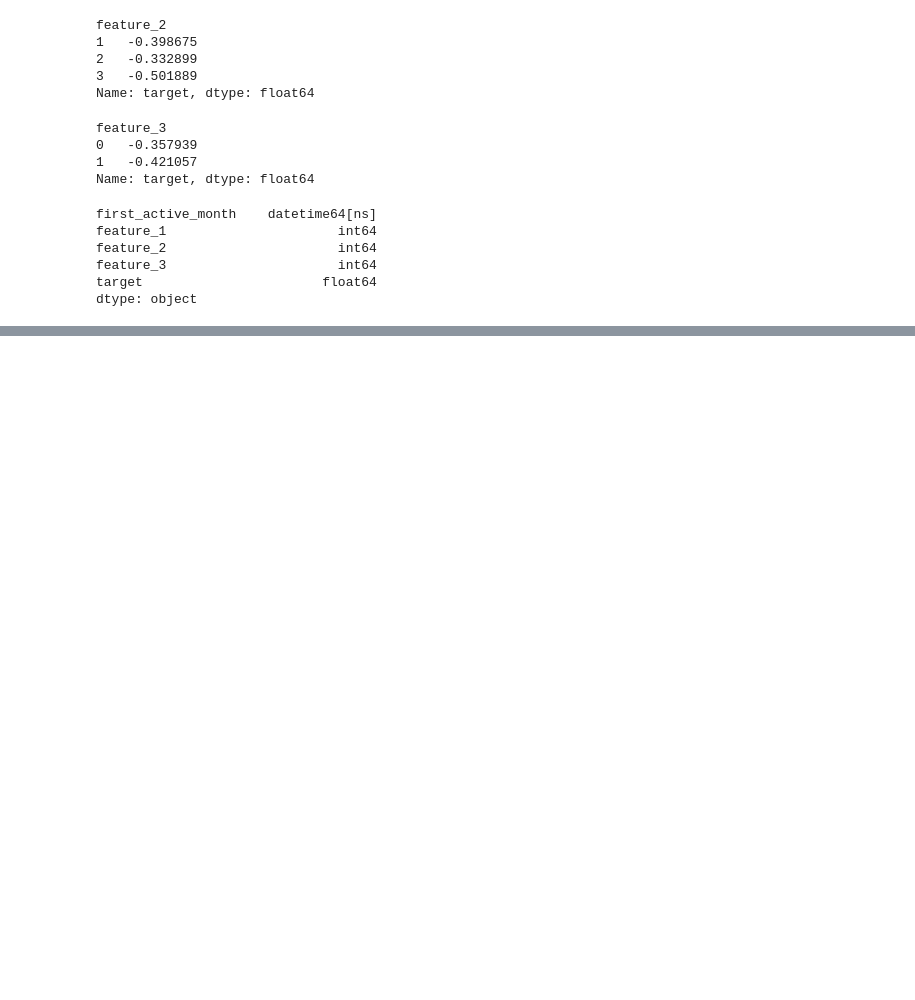
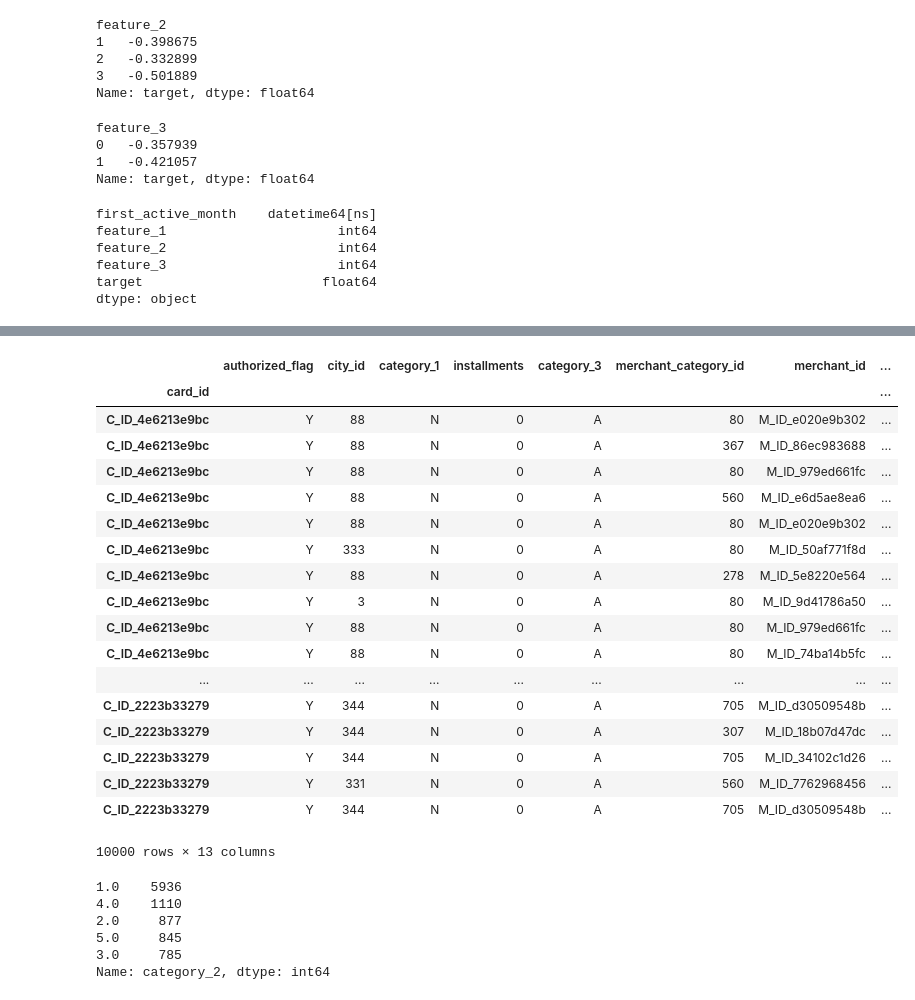
Before and after one commit to MitsuruFujiwara/Elo-Merchant-Category-Recommendation, a Jupyter notebook: src/EDA.ipynb, the cells around one changed output, grey strips where cells are left out. Saved outputs shown, nothing was run; the diff lists cells and outputs as text; code cells hidden in the pictures; blank space fills up the shorter version.

```diff
--- a/src/EDA.ipynb
+++ b/src/EDA.ipynb
@@ -178,0 +154,24 @@ loadpkl('../output/test_df.pkl')
+# %%
+historical_transactions = pd.read_csv('../input/historical_transactions.csv', nrows=num_rows, index_col=['card_id'])
+# %%
+historical_transactions.groupby('card_id')
+# %% [output]
+|  | authorized_flag | city_id | category_1 | installments | category_3 | merchant_category_id | merchant_id | ... |
+| card_id |  |  |  |  |  |  |  | ... |
+| C_ID_4e6213e9bc | Y | 88 | N | 0 | A | 80 | M_ID_e020e9b302 | ... |
+| C_ID_4e6213e9bc | Y | 88 | N | 0 | A | 367 | M_ID_86ec983688 | ... |
+| C_ID_4e6213e9bc | Y | 88 | N | 0 | A | 80 | M_ID_979ed661fc | ... |
+| C_ID_4e6213e9bc | Y | 88 | N | 0 | A | 560 | M_ID_e6d5ae8ea6 | ... |
+| C_ID_4e6213e9bc | Y | 88 | N | 0 | A | 80 | M_ID_e020e9b302 | ... |
+| C_ID_4e6213e9bc | Y | 333 | N | 0 | A | 80 | M_ID_50af771f8d | ... |
+| C_ID_4e6213e9bc | Y | 88 | N | 0 | A | 278 | M_ID_5e8220e564 | ... |
+| C_ID_4e6213e9bc | Y | 3 | N | 0 | A | 80 | M_ID_9d41786a50 | ... |
+| C_ID_4e6213e9bc | Y | 88 | N | 0 | A | 80 | M_ID_979ed661fc | ... |
+| C_ID_4e6213e9bc | Y | 88 | N | 0 | A | 80 | M_ID_74ba14b5fc | ... |
+| ... | ... | ... | ... | ... | ... | ... | ... | ... |
+| C_ID_2223b33279 | Y | 344 | N | 0 | A | 705 | M_ID_d30509548b | ... |
+| C_ID_2223b33279 | Y | 344 | N | 0 | A | 307 | M_ID_18b07d47dc | ... |
+| C_ID_2223b33279 | Y | 344 | N | 0 | A | 705 | M_ID_34102c1d26 | ... |
+| C_ID_2223b33279 | Y | 331 | N | 0 | A | 560 | M_ID_7762968456 | ... |
+| C_ID_2223b33279 | Y | 344 | N | 0 | A | 705 | M_ID_d30509548b | ... |
+10000 rows × 13 columns
@@ -178,0 +180,9 @@ loadpkl('../output/test_df.pkl')
+# %%
+historical_transactions.category_2.value_counts()
+# %% [output]
+1.0    5936
+4.0    1110
+2.0     877
+5.0     845
+3.0     785
+Name: category_2, dtype: int64
```
Also changed, not shown: parts of 4 cells of this notebook, 2 other files.
